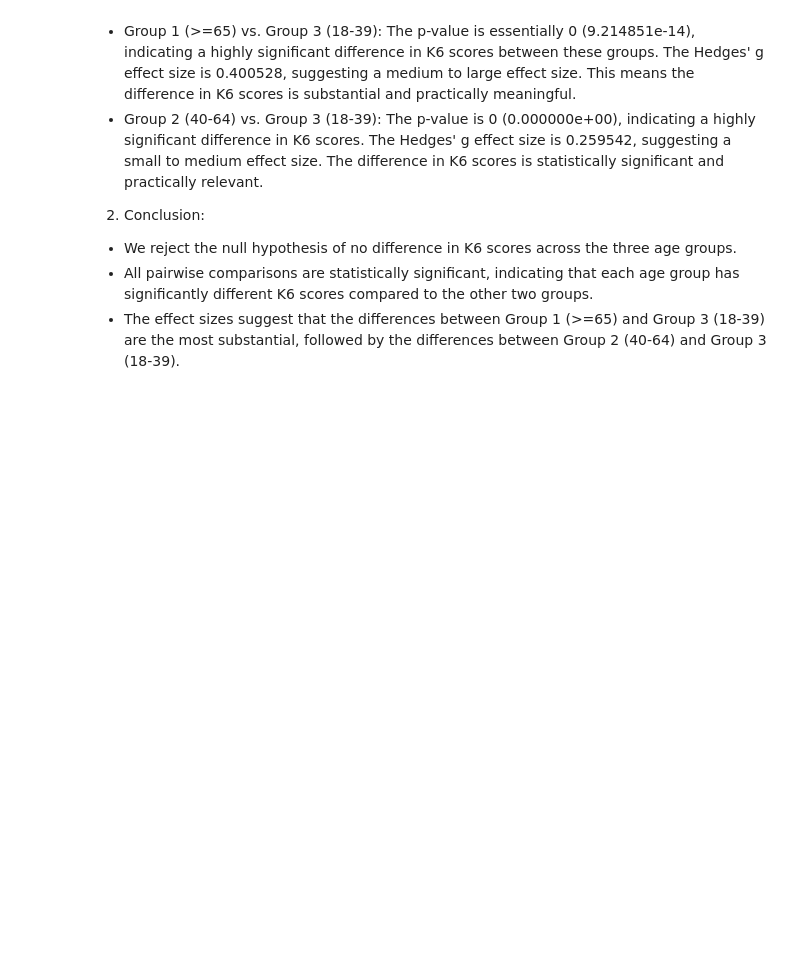
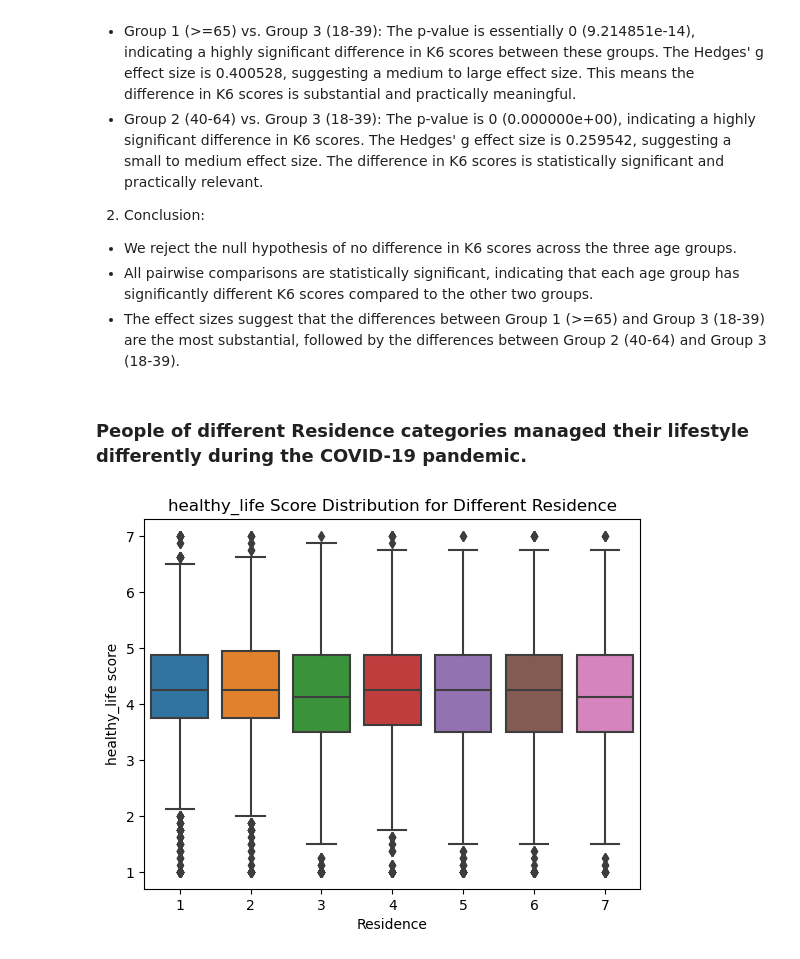
Before and after one commit to Shambhaviiiit/covid-psychological-impact-analysis, a Jupyter notebook: BRSM-Project.ipynb, the cells around one changed output. Drawn from its saved outputs; the diff is of its cells as text; code cells hidden in the pictures; blank space fills up the shorter version.

```diff
--- a/BRSM-Project.ipynb
+++ b/BRSM-Project.ipynb
@@ -233,3 +238,23 @@ The Hedges' g effect size is 0.259542, suggesting a small to medium effect size.
 # Difficulty_Work
 
 # 4th hypothesis ke liye
+# %% [markdown]
+### People of different Residence categories managed their lifestyle differently during the COVID-19 pandemic.
+# %%
+# H0: There is no difference in K6 score across different regions of japan
+# H1: There is a difference in K6 score across different regions of japan
+# 1 = Tokyo, 2 = Kanagawa, 3 = Saitama, 4 = Chiba, 5 = Osaka, 6 = Hyogo, 7 = Fukuoka
+healthy_life = ["Exercise", "Healthy_Diet", "Healthy_Sleep", "Activity", "Interaction_Offline", "Interaction_Online", "Preventive_Behaviors", "Optimism"]
+# healthy_life = ["Exercise", "Healthy_Diet", "Interaction_Offline", "Interaction_Online"]
+
+df_dataset["healthy_life"] = df_dataset[healthy_life].mean(axis=1)
+independent_var = "Residence"
+dependent_var = "healthy_life"
+# K6 vs Residence
+sb.boxplot(x=independent_var, y=dependent_var, data=df_dataset)
+plt.title(f'{dependent_var} Score Distribution for Different {independent_var}')
+plt.xlabel(independent_var)
+plt.ylabel(f'{dependent_var} score')
+plt.show()
+# %% [output]
+[figure, added]
```
Also changed, not shown: parts of 50 cells of this notebook, 3 other files.
